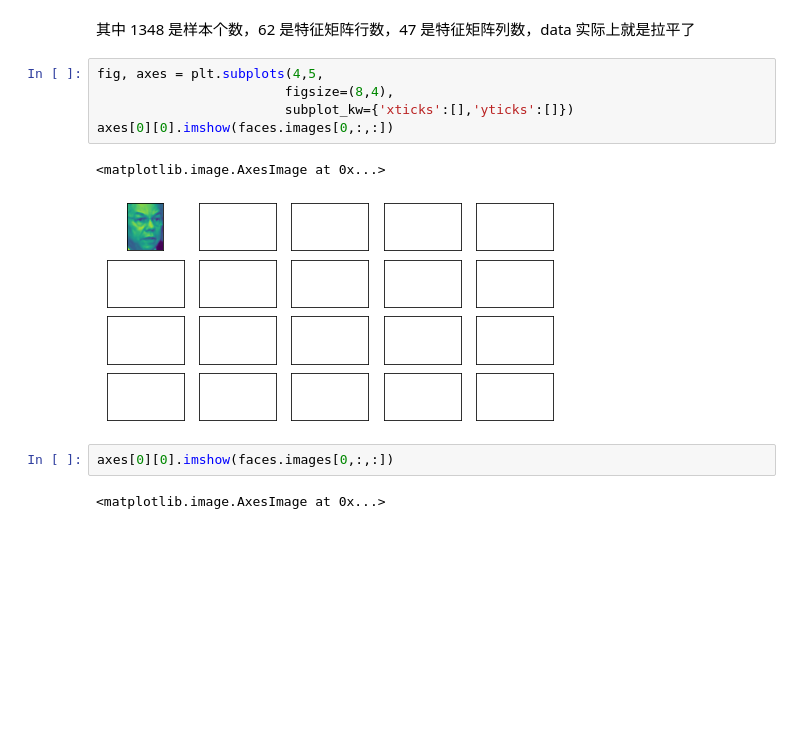
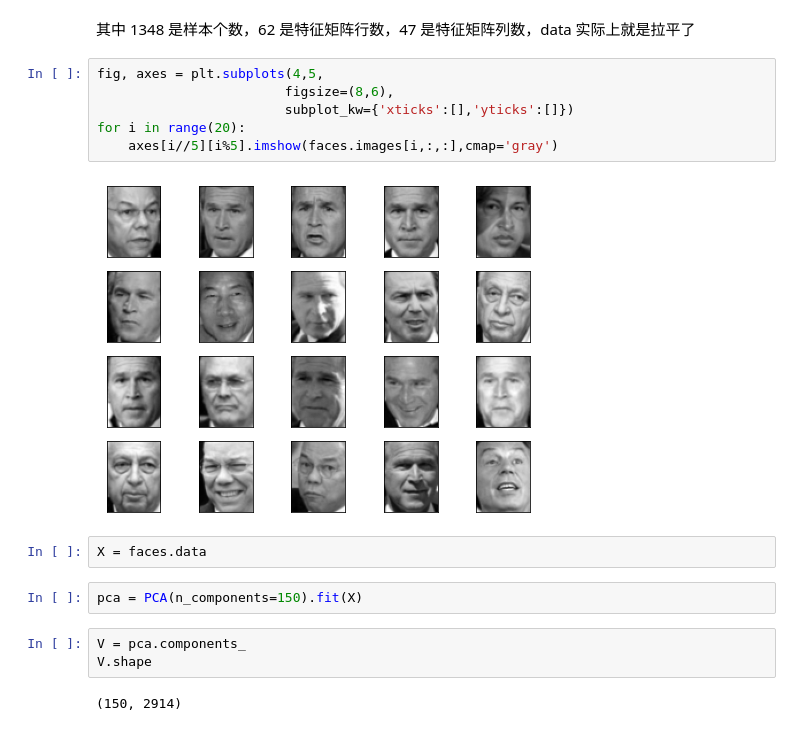
Before and after one commit to qitianyuu/sklearn, a Jupyter notebook: PCA_Code.ipynb, the cells around one changed output. Cells and saved outputs as stored; diff of their text form; blank space fills up the shorter version.

```diff
--- a/PCA_Code.ipynb
+++ b/PCA_Code.ipynb
@@ -130,13 +130,18 @@ faces.images.shape
 其中 1348 是样本个数，62 是特征矩阵行数，47 是特征矩阵列数，data 实际上就是拉平了
 # %%
 fig, axes = plt.subplots(4,5,
-                        figsize=(8,4),
+                        figsize=(8,6),
                         subplot_kw={'xticks':[],'yticks':[]})
-axes[0][0].imshow(faces.images[0,:,:])
+for i in range(20):
+    axes[i//5][i%5].imshow(faces.images[i,:,:],cmap='gray')
 # %% [output]
-<matplotlib.image.AxesImage at 0x...>
-[figure, old version]
+[figure, new version]
+# %%
+X = faces.data
 # %%
-axes[0][0].imshow(faces.images[0,:,:])
+pca = PCA(n_components=150).fit(X)
-# %% [output]
-<matplotlib.image.AxesImage at 0x...>
+# %%
+V = pca.components_
+V.shape
+# %% [output]
+(150, 2914)
```
Also changed, not shown: parts of 33 cells of this notebook, 1 other file.
